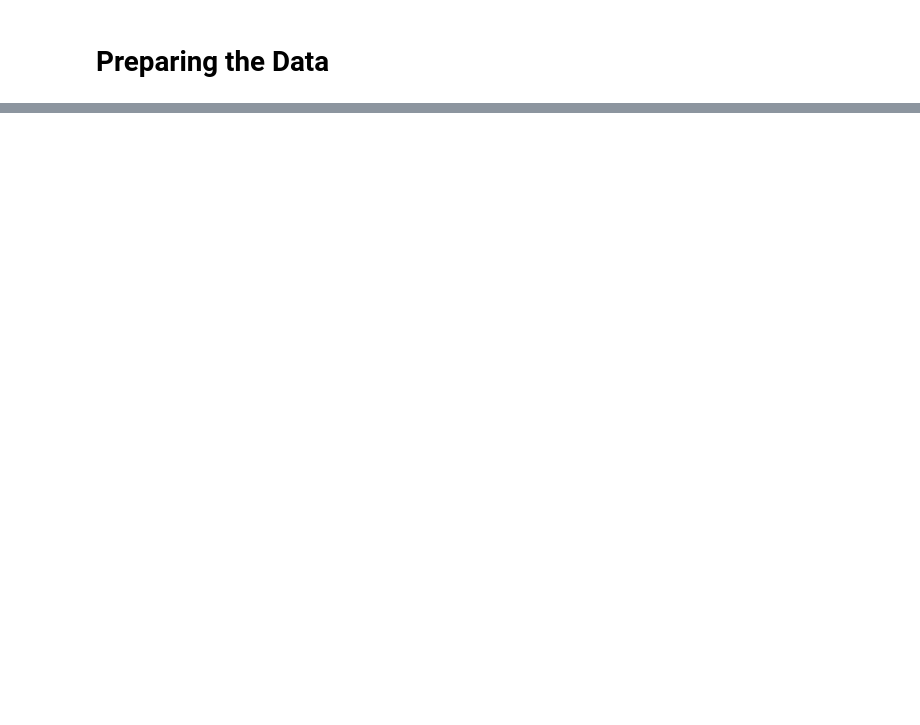
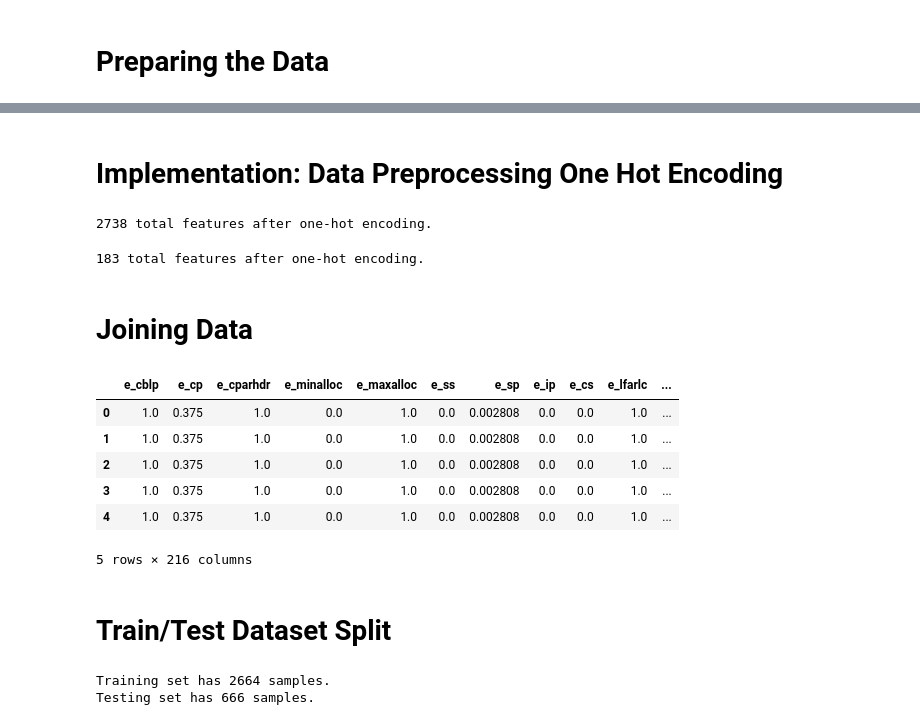
Before and after one commit to zenUnicorn/ML_on_CLAMP, a Jupyter notebook: Test.ipynb, the cells around one changed output, grey strips where cells are left out. Cells and saved outputs as stored; diff of their text form; code cells hidden in the pictures; blank space fills up the shorter version.

Commit message:
section added

```diff
--- a/Test.ipynb
+++ b/Test.ipynb
@@ -237,0 +229,15 @@ You have categorized 19 of 55 features
+# %%
+drop_features = ["e_magic","e_crlc","e_res","e_res2"]
+numerical_features = ["e_cblp","e_cp","e_cparhdr","e_minalloc","e_maxalloc","e_ss","e_sp","e_ip","e_cs","e_lfarlc","e_ovno","e_lfanew",
+                      "NumberOfSections","CreationYear","PointerToSymbolTable","NumberOfSymbols","SizeOfOptionalHeader",
+                      "SizeOfCode","SizeOfInitializedData","SizeOfUninitializedData","AddressOfEntryPoint","BaseOfCode","BaseOfData",
+                      "ImageBase","SectionAlignment","FileAlignment",
+                      "SizeOfImage","SizeOfHeaders","SizeOfStackReserve","SizeOfStackCommit","SizeOfHeapReserve",
+                      "SizeOfHeapCommit","NumberOfRvaAndSizes"
+                      ]
+categorical_features = ["e_csum","e_oemid","e_oeminfo","Machine","Characteristics","Magic","CheckSum","DllCharacteristics",
+                        "LoaderFlags","Subsystem","MajorOperatingSystemVersion",
+                      "MinorOperatingSystemVersion","MajorImageVersion","MinorImageVersion","MajorSubsystemVersion","MinorSubsystemVersion",
+                      "MajorLinkerVersion","MinorLinkerVersion"]
+
+print("You have categorized {} of 55 features".format(len(drop_features)+len(numerical_features)+len(categorical_features)))
@@ -258,0 +275,65 @@ num_features_scaled.head()
+# %% [markdown]
+# Implementation: Data Preprocessing One Hot Encoding
+# %%
+cat_features_raw = features_raw[categorical_features].copy()
+for col in categorical_features:
+  cat_features_raw[col] = cat_features_raw[col].astype("category") #setting each feature as type category
+# %%
+# Given what you know about the data do you think our dataset will gain any usability by one hot encoding columns? (return either "yes" or "no")
+one_hot_encoding = 'yes'
+
+# If you answered yes then use pandas get_dummies function and drop the first category
+cat_features_final = pd.get_dummies(cat_features_raw, drop_first=True)
+
+# Print the number of categorical features after one-hot encoding
+num_features_encoded_all = cat_features_final.shape[1]
+print("{} total features after one-hot encoding.".format(num_features_encoded_all))
+# %% [output]
+2738 total features after one-hot encoding.
+# %%
+# select categorical features from the dataset and set them as a category
+cat_features_raw = features_raw[list(set(categorical_features)-set(["SizeOfCode","SizeOfInitializedData","AddressOfEntryPoint","BaseOfData","ImageBase","SizeOfImage","CheckSum"]))].copy()
+for col in list(set(categorical_features)-set(["SizeOfCode","SizeOfInitializedData","AddressOfEntryPoint","BaseOfData","ImageBase","SizeOfImage","CheckSum"])):
+                cat_features_raw[col] = cat_features_raw[col].astype("category")
+# one hot encode the features and drop the first category
+cat_features_final = pd.get_dummies(cat_features_raw, drop_first=True)
+
+# Print the number of categorical features after one-hot encoding (with CheckSum removed)
+num_features_encoded_final = cat_features_final.shape[1]
+print("{} total features after one-hot encoding.".format(num_features_encoded_final))
+# %% [output]
+183 total features after one-hot encoding.
+# %% [markdown]
+# Joining Data
+# %%
+# This combines and cleans the data and removes any nan values
+features_final = pd.concat([num_features_scaled,cat_features_final],axis=1)
+
+features_final = features_final.replace((np.inf, -np.inf, np.nan), 0).reset_index(drop=True)
+display(features_final.head(5))
+# %% [output]
+|  | e_cblp | e_cp | e_cparhdr | e_minalloc | e_maxalloc | e_ss | e_sp | e_ip | e_cs | e_lfarlc | ... |
+| 0 | 1.0 | 0.375 | 1.0 | 0.0 | 1.0 | 0.0 | 0.002808 | 0.0 | 0.0 | 1.0 | ... |
+| 1 | 1.0 | 0.375 | 1.0 | 0.0 | 1.0 | 0.0 | 0.002808 | 0.0 | 0.0 | 1.0 | ... |
+| 2 | 1.0 | 0.375 | 1.0 | 0.0 | 1.0 | 0.0 | 0.002808 | 0.0 | 0.0 | 1.0 | ... |
+| 3 | 1.0 | 0.375 | 1.0 | 0.0 | 1.0 | 0.0 | 0.002808 | 0.0 | 0.0 | 1.0 | ... |
+| 4 | 1.0 | 0.375 | 1.0 | 0.0 | 1.0 | 0.0 | 0.002808 | 0.0 | 0.0 | 1.0 | ... |
+5 rows × 216 columns
+# %% [markdown]
+#  Train/Test Dataset Split
+# %%
+# Import train_test_split
+from sklearn.model_selection import train_test_split
+
+# Split the 'features' and 'Target' data into training and testing sets using a train set that is 80% of the data and a random state of np.random.RandomState(seed)
+X_train, X_test, y_train, y_test = train_test_split(features_final, Target, test_size=0.2, random_state=np.random.RandomState(seed))
+
+n_train_records = X_train.shape[0]
+n_test_records = X_test.shape[0]
+
+# Show the results of the split
+print("Training set has {} samples.".format(n_train_records))
+print("Testing set has {} samples.".format(n_test_records))
+# %% [output]
+Training set has 2664 samples.
+Testing set has 666 samples.
```
Also changed, not shown: parts of 7 cells of this notebook.
